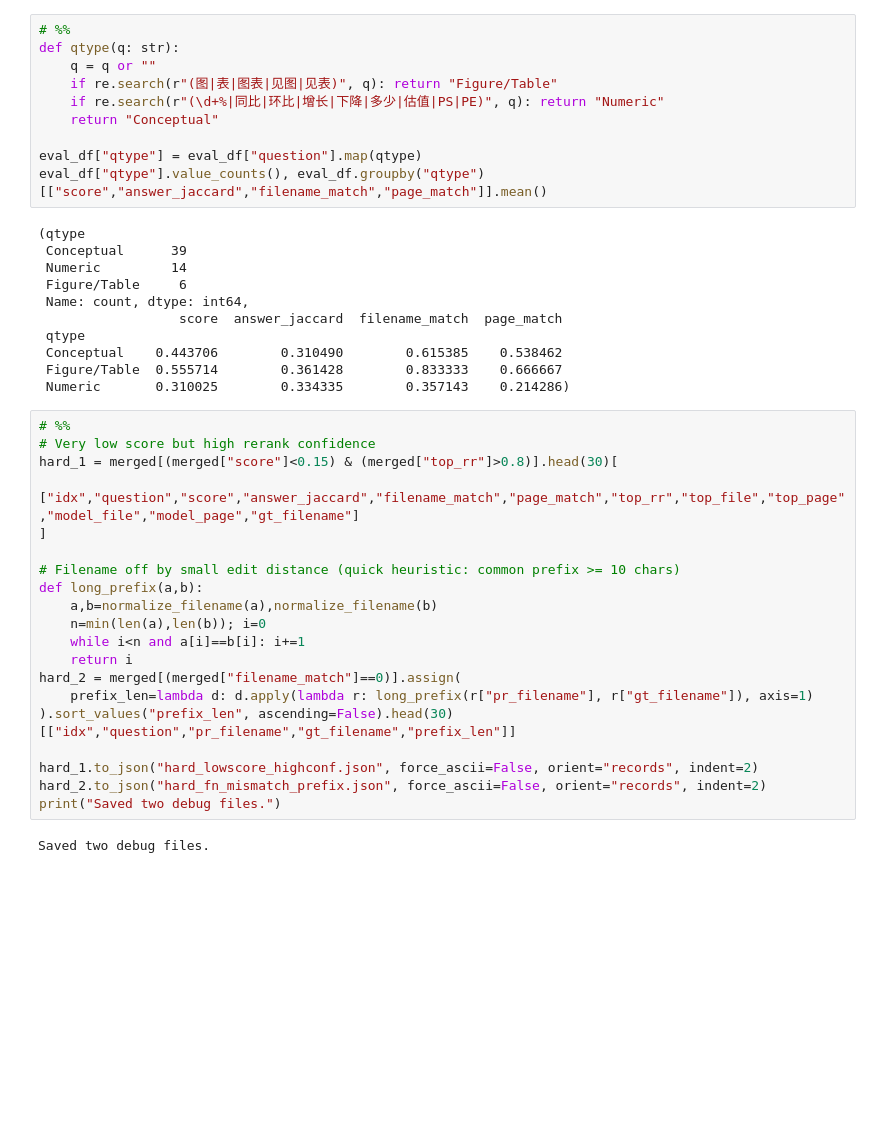
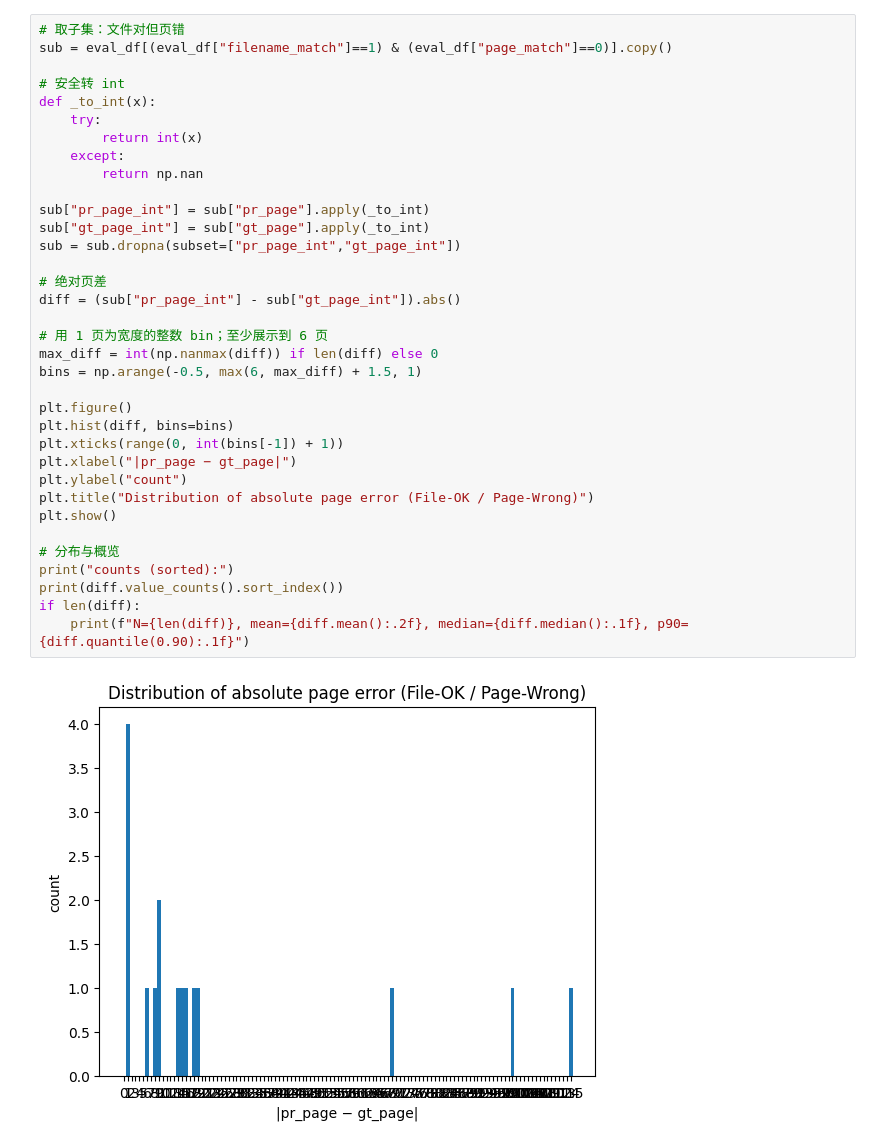
Before and after one commit to LChenxin/Multimodal-RAG-Competitions, a Jupyter notebook: notebook/05_evaluation.ipynb, the cells around one changed output. Drawn from its saved outputs; the diff is of its cells as text; blank space fills up the shorter version.

```diff
--- a/notebook/05_evaluation.ipynb
+++ b/notebook/05_evaluation.ipynb
@@ -346,43 +130,37 @@ print({
-# %%
-# %%
-def qtype(q: str):
-    q = q or ""
-    if re.search(r"(图|表|图表|见图|见表)", q): return "Figure/Table"
-    if re.search(r"(\d+%|同比|环比|增长|下降|多少|估值|PS|PE)", q): return "Numeric"
-    return "Conceptual"
-
-eval_df["qtype"] = eval_df["question"].map(qtype)
-eval_df["qtype"].value_counts(), eval_df.groupby("qtype")[["score","answer_jaccard","filename_match","page_match"]].mean()
-# %% [output]
-(qtype
- Conceptual      39
- Numeric         14
- Figure/Table     6
- Name: count, dtype: int64,
-                  score  answer_jaccard  filename_match  page_match
- qtype
- Conceptual    0.443706        0.310490        0.615385    0.538462
- Figure/Table  0.555714        0.361428        0.833333    0.666667
- Numeric       0.310025        0.334335        0.357143    0.214286)
-# %%
-# %%
-# Very low score but high rerank confidence
-hard_1 = merged[(merged["score"]<0.15) & (merged["top_rr"]>0.8)].head(30)[
-    ["idx","question","score","answer_jaccard","filename_match","page_match","top_rr","top_file","top_page","model_file","model_page","gt_filename"]
-]
-
-# Filename off by small edit distance (quick heuristic: common prefix >= 10 chars)
-def long_prefix(a,b):
-    a,b=normalize_filename(a),normalize_filename(b)
-    n=min(len(a),len(b)); i=0
-    while i<n and a[i]==b[i]: i+=1
-    return i
-hard_2 = merged[(merged["filename_match"]==0)].assign(
-    prefix_len=lambda d: d.apply(lambda r: long_prefix(r["pr_filename"], r["gt_filename"]), axis=1)
-).sort_values("prefix_len", ascending=False).head(30)[["idx","question","pr_filename","gt_filename","prefix_len"]]
-
-hard_1.to_json("hard_lowscore_highconf.json", force_ascii=False, orient="records", indent=2)
-hard_2.to_json("hard_fn_mismatch_prefix.json", force_ascii=False, orient="records", indent=2)
-print("Saved two debug files.")
-# %% [output]
-Saved two debug files.
+# %%
+# 取子集：文件对但页错
+sub = eval_df[(eval_df["filename_match"]==1) & (eval_df["page_match"]==0)].copy()
+
+# 安全转 int
+def _to_int(x):
+    try:
+        return int(x)
+    except:
+        return np.nan
+
+sub["pr_page_int"] = sub["pr_page"].apply(_to_int)
+sub["gt_page_int"] = sub["gt_page"].apply(_to_int)
+sub = sub.dropna(subset=["pr_page_int","gt_page_int"])
+
+# 绝对页差
+diff = (sub["pr_page_int"] - sub["gt_page_int"]).abs()
+
+# 用 1 页为宽度的整数 bin；至少展示到 6 页
+max_diff = int(np.nanmax(diff)) if len(diff) else 0
+bins = np.arange(-0.5, max(6, max_diff) + 1.5, 1)
+
+plt.figure()
+plt.hist(diff, bins=bins)
+plt.xticks(range(0, int(bins[-1]) + 1))
+plt.xlabel("|pr_page − gt_page|")
+plt.ylabel("count")
+plt.title("Distribution of absolute page error (File-OK / Page-Wrong)")
+plt.show()
+
+# 分布与概览
+print("counts (sorted):")
+print(diff.value_counts().sort_index())
+if len(diff):
+    print(f"N={len(diff)}, mean={diff.mean():.2f}, median={diff.median():.1f}, p90={diff.quantile(0.90):.1f}")
+# %% [output]
+[figure, added]
```
Also changed, not shown: parts of 23 cells of this notebook, 2 other files.
